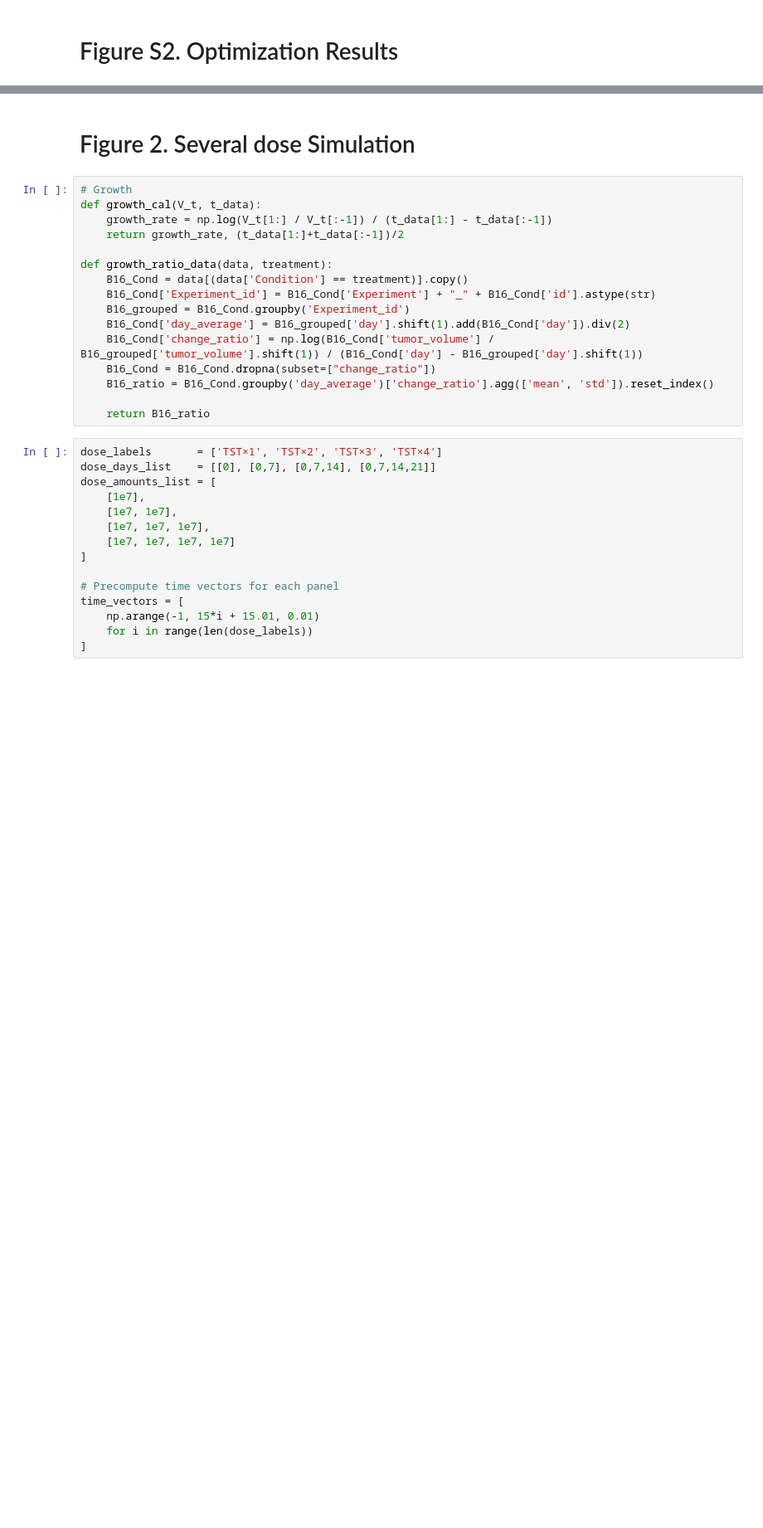
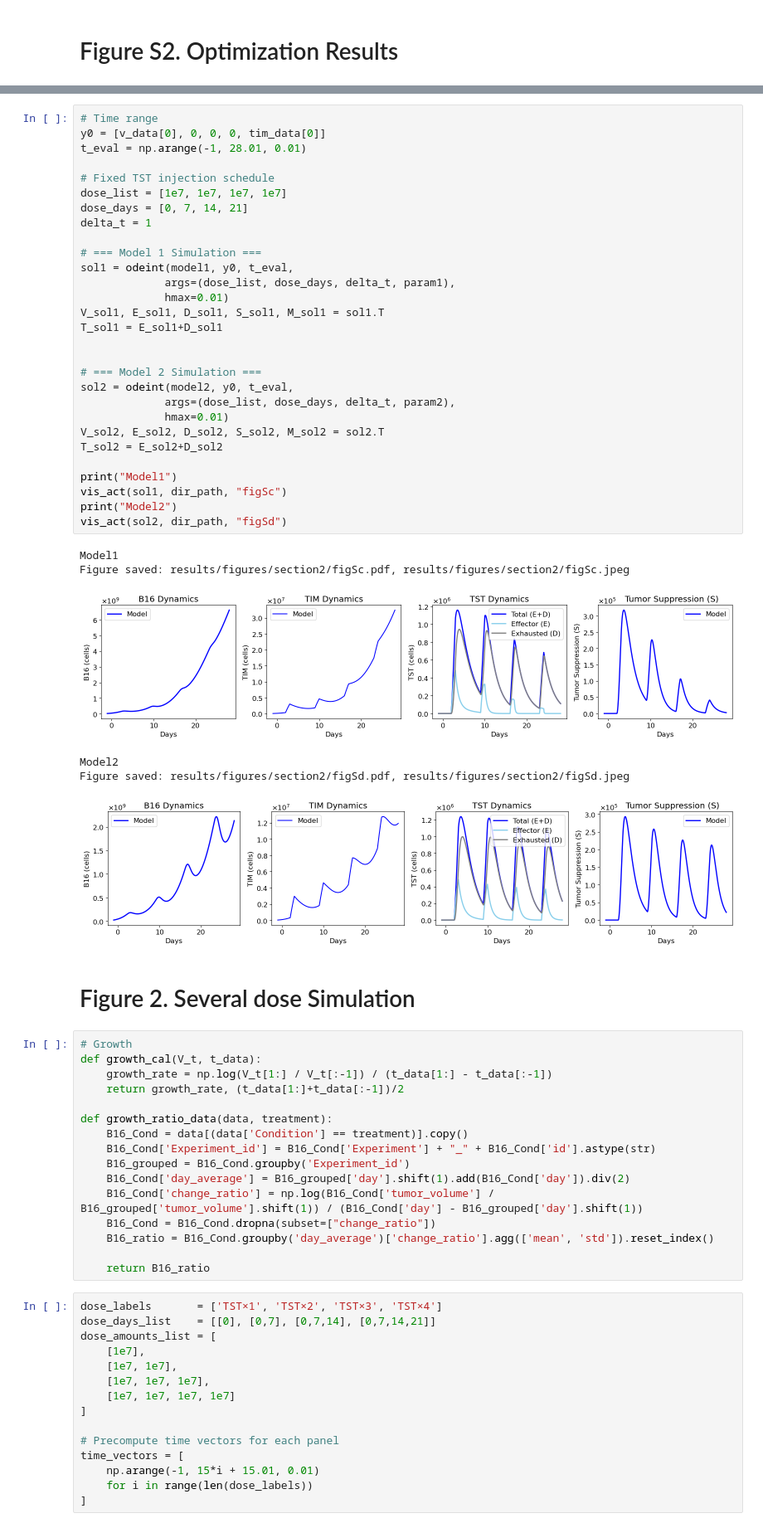
Before and after one commit to Rockyperiod/b16_act_analysis, a Jupyter notebook: code/ode/02_tst_model.ipynb, the cells around one changed output, grey strips where cells are left out. Shown at 83% size. Saved outputs shown, nothing was run; the diff lists cells and outputs as text; blank space fills up the shorter version.

```diff
--- a/code/ode/02_tst_model.ipynb
+++ b/code/ode/02_tst_model.ipynb
@@ -399,3 +395,39 @@ Figure saved: results/figures/section2/figSb.pdf, results/figures/section2/figSb
+# %%
+# Time range
+y0 = [v_data[0], 0, 0, 0, tim_data[0]]
+t_eval = np.arange(-1, 28.01, 0.01)
+
+# Fixed TST injection schedule
+dose_list = [1e7, 1e7, 1e7, 1e7]
+dose_days = [0, 7, 14, 21]
+delta_t = 1
+
+# === Model 1 Simulation ===
+sol1 = odeint(model1, y0, t_eval,
+             args=(dose_list, dose_days, delta_t, param1),
+             hmax=0.01)
+V_sol1, E_sol1, D_sol1, S_sol1, M_sol1 = sol1.T
+T_sol1 = E_sol1+D_sol1
+
+
+# === Model 2 Simulation ===
+sol2 = odeint(model2, y0, t_eval,
+             args=(dose_list, dose_days, delta_t, param2),
+             hmax=0.01)
+V_sol2, E_sol2, D_sol2, S_sol2, M_sol2 = sol2.T
+T_sol2 = E_sol2+D_sol2
+
+print("Model1")
+vis_act(sol1, dir_path, "figSc")
+print("Model2")
+vis_act(sol2, dir_path, "figSd")
+# %% [output]
+Model1
+Figure saved: results/figures/section2/figSc.pdf, results/figures/section2/figSc.jpeg
+[figure, added]
+Model2
+Figure saved: results/figures/section2/figSd.pdf, results/figures/section2/figSd.jpeg
+[figure, added]
 # %% [markdown]
 # Figure 2. Several dose Simulation
 # %%
```
Also changed, not shown: parts of 23 cells of this notebook, 7 other files.
